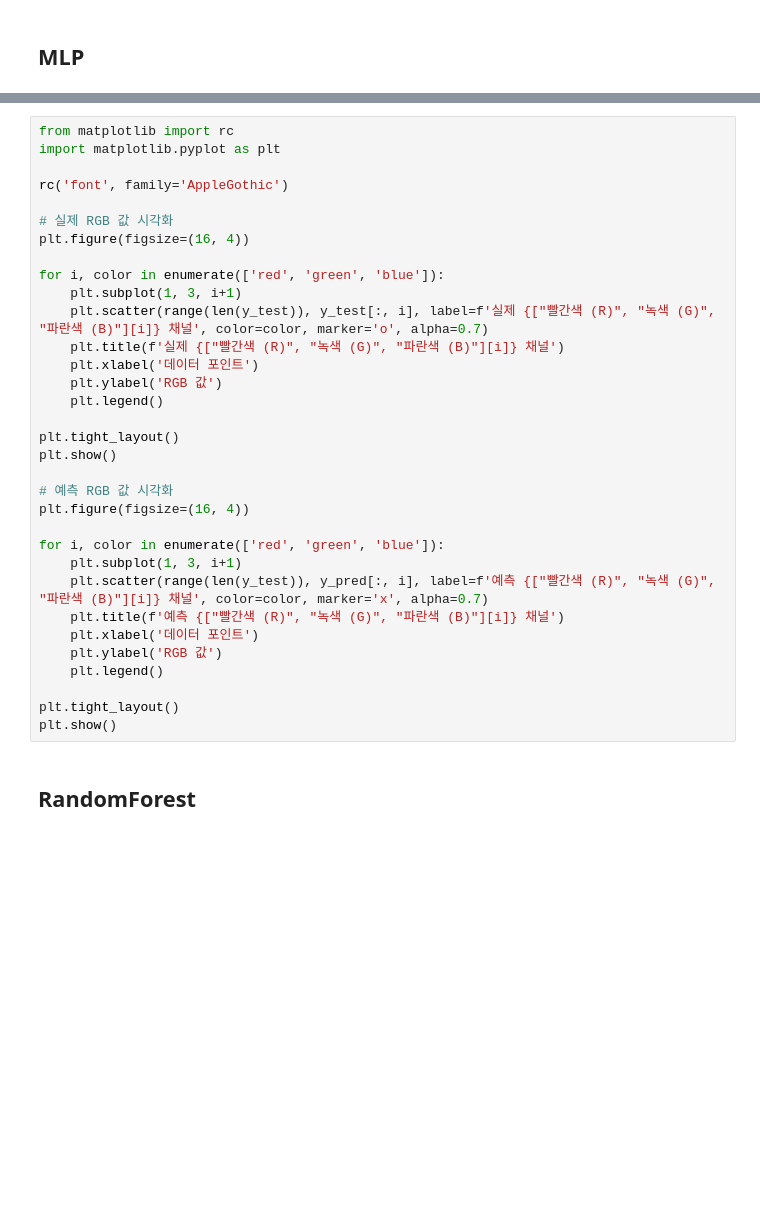
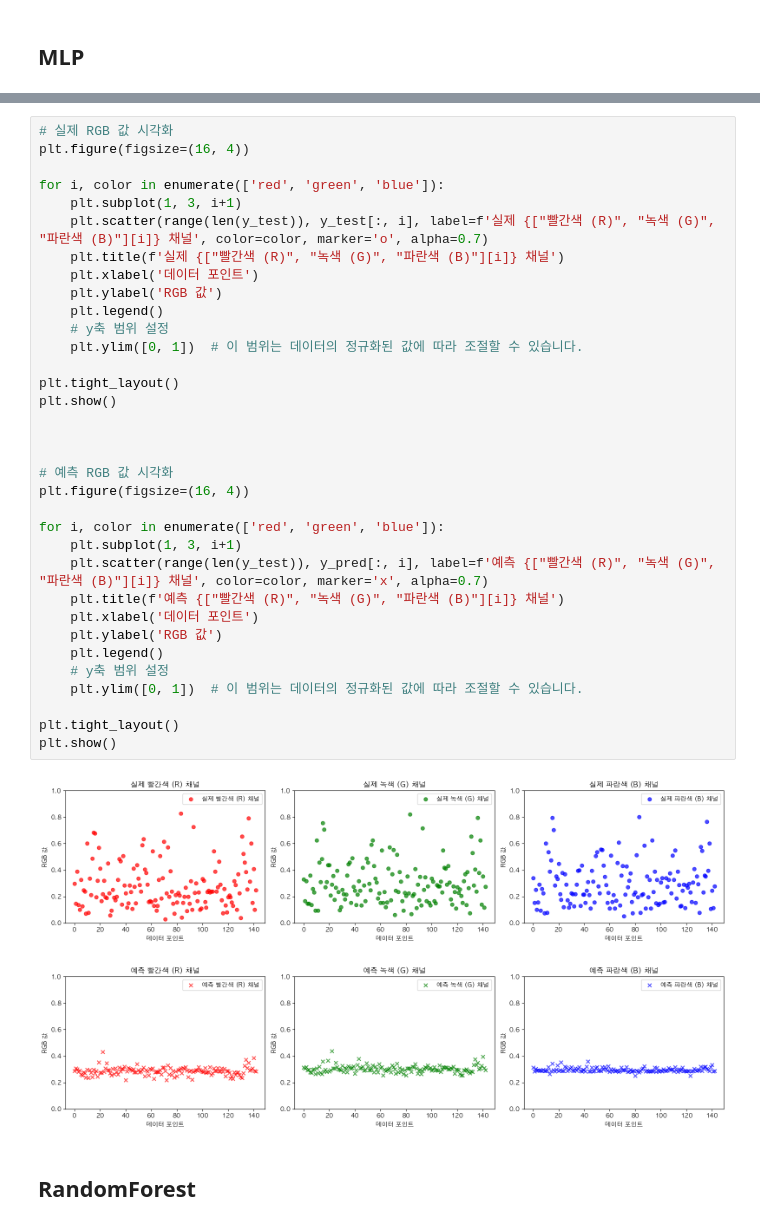
Before and after one commit to dessertgomjelly/Trend-Driven-Color-Matching-Project, a Jupyter notebook: 3.색상조합학습.ipynb, the cells around one changed output, grey strips where cells are left out. Cells and saved outputs as stored; diff of their text form; blank space fills up the shorter version.

```diff
--- a/3.색상조합학습.ipynb
+++ b/3.색상조합학습.ipynb
@@ -277,36 +256,40 @@ plt.show()
 # %%
-from matplotlib import rc
-import matplotlib.pyplot as plt
-
-rc('font', family='AppleGothic')
-
 # 실제 RGB 값 시각화
 plt.figure(figsize=(16, 4))
 
 for i, color in enumerate(['red', 'green', 'blue']):
     plt.subplot(1, 3, i+1)
     plt.scatter(range(len(y_test)), y_test[:, i], label=f'실제 {["빨간색 (R)", "녹색 (G)", "파란색 (B)"][i]} 채널', color=color, marker='o', alpha=0.7)
     plt.title(f'실제 {["빨간색 (R)", "녹색 (G)", "파란색 (B)"][i]} 채널')
     plt.xlabel('데이터 포인트')
     plt.ylabel('RGB 값')
     plt.legend()
+    # y축 범위 설정
+    plt.ylim([0, 1])  # 이 범위는 데이터의 정규화된 값에 따라 조절할 수 있습니다.
 
 plt.tight_layout()
 plt.show()
+
+
 
 # 예측 RGB 값 시각화
 plt.figure(figsize=(16, 4))
 
 for i, color in enumerate(['red', 'green', 'blue']):
     plt.subplot(1, 3, i+1)
     plt.scatter(range(len(y_test)), y_pred[:, i], label=f'예측 {["빨간색 (R)", "녹색 (G)", "파란색 (B)"][i]} 채널', color=color, marker='x', alpha=0.7)
     plt.title(f'예측 {["빨간색 (R)", "녹색 (G)", "파란색 (B)"][i]} 채널')
     plt.xlabel('데이터 포인트')
     plt.ylabel('RGB 값')
     plt.legend()
+    # y축 범위 설정
+    plt.ylim([0, 1])  # 이 범위는 데이터의 정규화된 값에 따라 조절할 수 있습니다.
 
 plt.tight_layout()
 plt.show()
+# %% [output]
+[figure, added]
+[figure, added]
 # %% [markdown]
 ## RandomForest
 # %%
```
Also changed, not shown: parts of 22 cells of this notebook, 4 other files.
